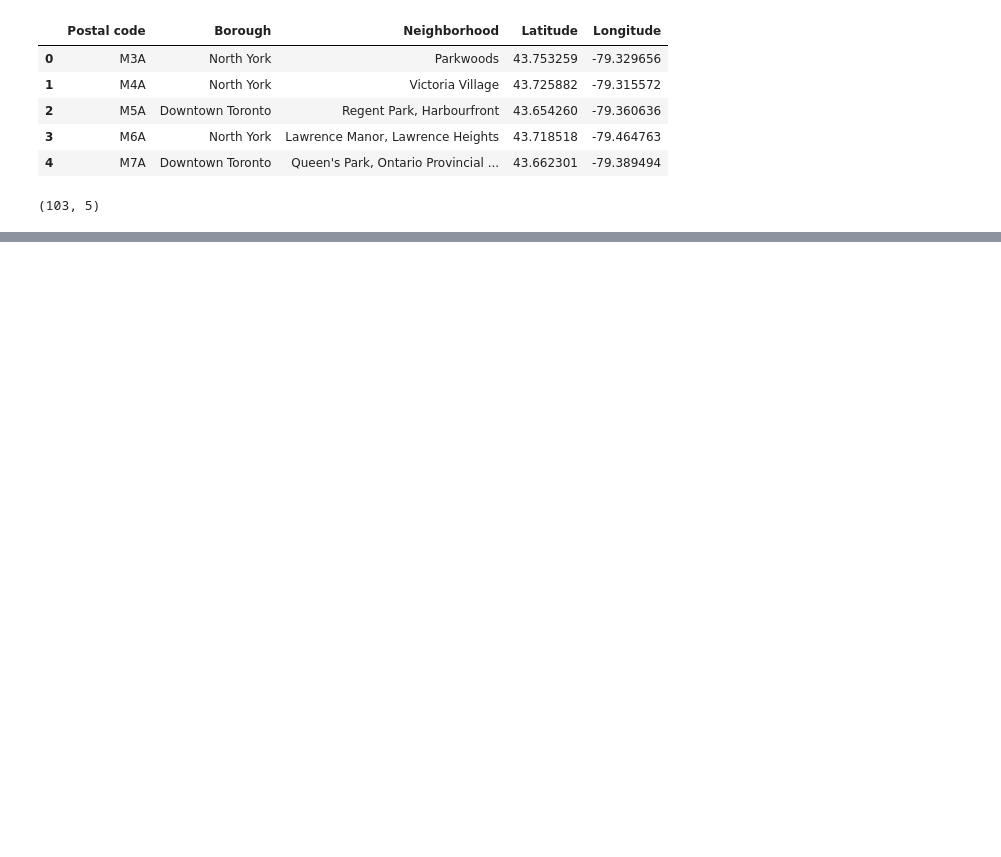
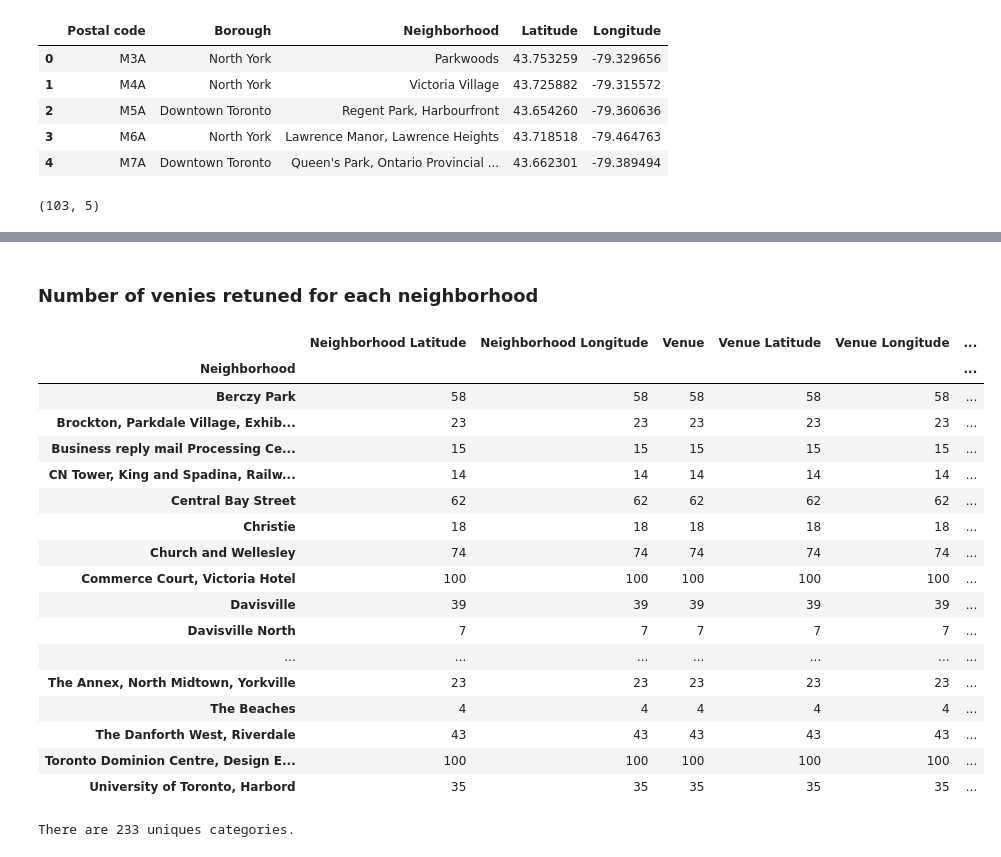
Before and after one commit to kospek/Coursera_Capstone, a Jupyter notebook: Week3_Clustering.ipynb, the cells around one changed output, grey strips where cells are left out. Saved outputs shown, nothing was run; the diff lists cells and outputs as text; code cells hidden in the pictures; blank space fills up the shorter version.

```diff
--- a/Week3_Clustering.ipynb
+++ b/Week3_Clustering.ipynb
@@ -112,0 +145,4 @@ toronto_joined_df.shape
+# %%
+# googled Toronto's latitude and longtitude
+Tor_lat = '43.651070'
+Tor_lon = '-79.347015'
@@ -112,0 +151,20 @@ toronto_joined_df.shape
+# %%
+# create map of New York using latitude and longitude values
+map_Toronto = folium.Map(location=[Tor_lat, Tor_lon], zoom_start=12)
+
+# add markers to map
+for lat, lng, borough, neighborhood in zip(toronto_narrowed_df['Latitude'], toronto_narrowed_df['Longitude'],
+                                           toronto_narrowed_df['Borough'], toronto_narrowed_df['Neighborhood']):
+    label = '{}, {}'.format(neighborhood, borough)
+    label = folium.Popup(label, parse_html=True)
+    folium.CircleMarker(
+        [lat, lng],
+        radius=5,
+        popup=label,
+        color='blue',
+        fill=True,
+        fill_color='#3186cc',
+        fill_opacity=0.7,
+        parse_html=False).add_to(map_Toronto)
+
+map_Toronto
@@ -112,0 +175,4 @@ toronto_joined_df.shape
+# %%
+CLIENT_ID = 'EHGYCFMDLQCZJXQA2DP0BSXGLVMMTEIGS1NU0JNJ5O0I4QES' # your Foursquare ID
+CLIENT_SECRET = 'ECRF4FO2EAABHXNR2GJIJHBSVUQRDSWL3BWPUE404HM3BG5V' # your Foursquare Secret
+VERSION = '20180605' # Foursquare API version
@@ -112,0 +223,6 @@ toronto_joined_df.shape
+# %%
+LIMIT = 100
+Toronto_venues = getNearbyVenues(names=toronto_narrowed_df['Neighborhood'],
+                                   latitudes=toronto_narrowed_df['Latitude'],
+                                   longitudes=toronto_narrowed_df['Longitude']
+                                  )
@@ -112,0 +260,27 @@ toronto_joined_df.shape
+# %% [markdown]
+### Number of venies retuned for each neighborhood
+# %%
+Toronto_venues.groupby('Neighborhood').count()
+# %% [output]
+|  | Neighborhood Latitude | Neighborhood Longitude | Venue | Venue Latitude | Venue Longitude | ... |
+| Neighborhood |  |  |  |  |  | ... |
+| Berczy Park | 58 | 58 | 58 | 58 | 58 | ... |
+| Brockton, Parkdale Village, Exhib... | 23 | 23 | 23 | 23 | 23 | ... |
+| Business reply mail Processing Ce... | 15 | 15 | 15 | 15 | 15 | ... |
+| CN Tower, King and Spadina, Railw... | 14 | 14 | 14 | 14 | 14 | ... |
+| Central Bay Street | 62 | 62 | 62 | 62 | 62 | ... |
+| Christie | 18 | 18 | 18 | 18 | 18 | ... |
+| Church and Wellesley | 74 | 74 | 74 | 74 | 74 | ... |
+| Commerce Court, Victoria Hotel | 100 | 100 | 100 | 100 | 100 | ... |
+| Davisville | 39 | 39 | 39 | 39 | 39 | ... |
+| Davisville North | 7 | 7 | 7 | 7 | 7 | ... |
+| ... | ... | ... | ... | ... | ... | ... |
+| The Annex, North Midtown, Yorkville | 23 | 23 | 23 | 23 | 23 | ... |
+| The Beaches | 4 | 4 | 4 | 4 | 4 | ... |
+| The Danforth West, Riverdale | 43 | 43 | 43 | 43 | 43 | ... |
+| Toronto Dominion Centre, Design E... | 100 | 100 | 100 | 100 | 100 | ... |
+| University of Toronto, Harbord | 35 | 35 | 35 | 35 | 35 | ... |
+# %%
+print('There are {} uniques categories.'.format(len(Toronto_venues['Venue Category'].unique())))
+# %% [output]
+There are 233 uniques categories.
```
Also changed, not shown: parts of 42 cells of this notebook.
